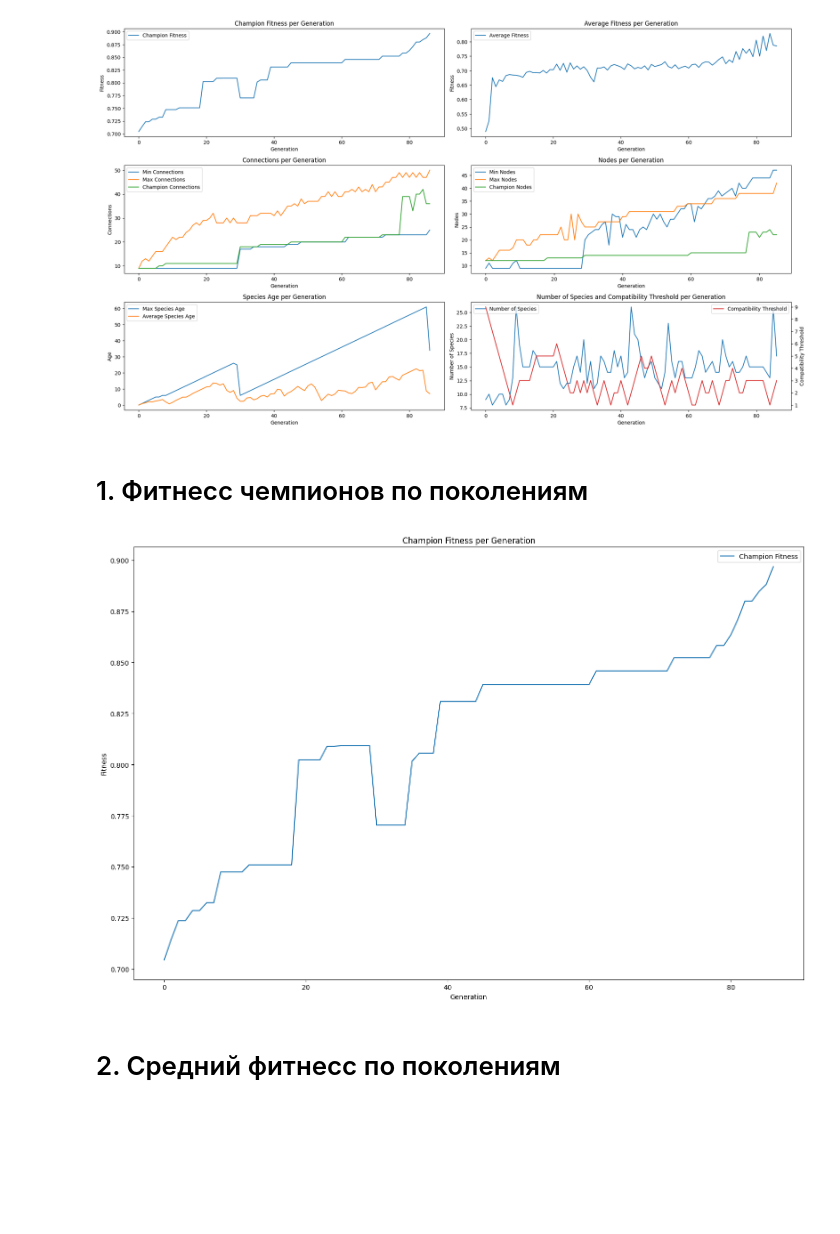
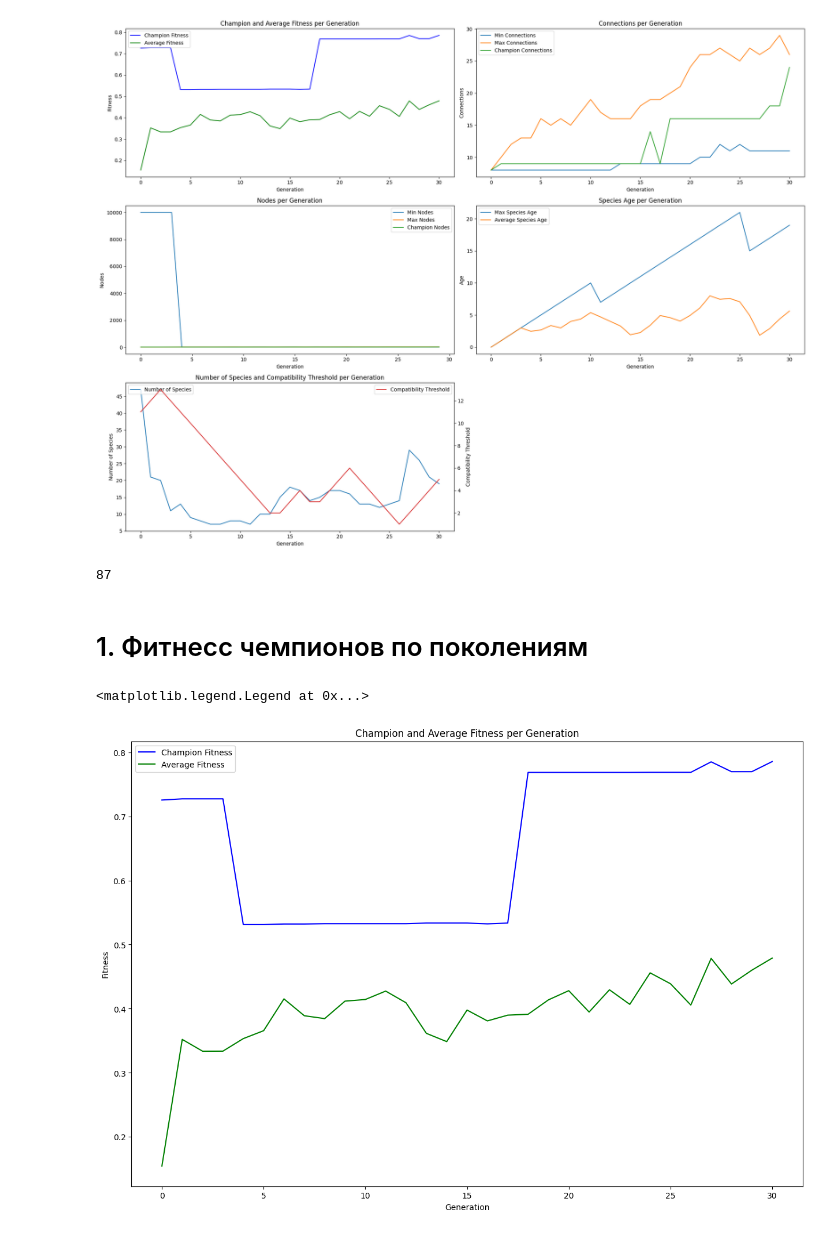
Before and after one commit to favir0/NeuroEv_WANN, a Jupyter notebook: visualizer.ipynb, the cells around one changed output. Saved outputs shown, nothing was run; the diff lists cells and outputs as text; code cells hidden in the pictures; blank space fills up the shorter version.

Commit message:
fix: fix visualization logic and add visuals

```diff
--- a/visualizer.ipynb
+++ b/visualizer.ipynb
@@ -5,7 +5,7 @@ import matplotlib.pyplot as plt
 import seaborn as sns
 import numpy as np
 
-file_name_to_load = "outputs/PopulationDumps/cancer_evo_pop"
+file_name_to_load = "outputs/PopulationDumps/LunarLander_evo_pop_new_solution_result"
 
 def load(filename: str) -> Population:
     with open(filename, 'rb') as f:
@@ -34,33 +34,25 @@ champion_nodes = [len(genome.nodes) for genome in population.champions]
 max_species_age = population.max_species_age
 avg_species_age = population.avg_species_age
 
-# 7. Число видов по поколениям
+# 6. Число видов по поколениям
 species_amount = population.species_amount
 
-# 8. Порог совместимости по поколениям
+# 7. Порог совместимости по поколениям
 compatibility_thresholds = population.compatibility_thresholds
 
 # Построение графиков
 plt.figure(figsize=(20, 15))
 
-# 1. Фитнесс чемпионов по поколениям
-plt.subplot(4, 2, 1)
-plt.plot(champion_fitness, label='Champion Fitness')
+plt.subplot(3, 2, 1)
+plt.plot(champion_fitness, label='Champion Fitness', color='blue')
+plt.plot(average_fitness, label='Average Fitness', color='green')
 plt.xlabel('Generation')
 plt.ylabel('Fitness')
-plt.title('Champion Fitness per Generation')
-plt.legend()
-
-# 2. Средний фитнесс по поколениям
-plt.subplot(4, 2, 2)
-plt.plot(average_fitness, label='Average Fitness')
-plt.xlabel('Generation')
-plt.ylabel('Fitness')
-plt.title('Average Fitness per Generation')
+plt.title('Champion and Average Fitness per Generation')
 plt.legend()
 
 # 3. Минимальное количество, максимальное и количество у чемпиона соединений по поколениям
-plt.subplot(4, 2, 3)
+plt.subplot(3, 2, 2)
 plt.plot(min_connections, label='Min Connections')
 plt.plot(max_connections, label='Max Connections')
 plt.plot(champion_connections, label='Champion Connections')
@@ -70,56 +62,59 @@ plt.title('Connections per Generation')
 plt.legend()
 
 # 4. То же самое для нод
-plt.subplot(4, 2, 4)
+plt.subplot(3, 2, 3)
 plt.plot(min_nodes[1:], label='Min Nodes')
 plt.plot(max_nodes[1:], label='Max Nodes')
 plt.plot(champion_nodes[1:], label='Champion Nodes')
 plt.xlabel('Generation')
 plt.ylabel('Nodes')
 plt.title('Nodes per Generation')
 plt.legend()
 
 # 5. График максимального возраста, среднего возраста видов по поколениям
-plt.subplot(4, 2, 5)
+plt.subplot(3, 2, 4)
 plt.plot(max_species_age, label='Max Species Age')
 plt.plot(avg_species_age, label='Average Species Age')
 plt.xlabel('Generation')
 plt.ylabel('Age')
 plt.title('Species Age per Generation')
 plt.legend()
 
 # 6. Число видов и порог совместимости по поколениям
-plt.subplot(4, 2, 6)
+plt.subplot(3, 2, 5)
 color = 'tab:blue'
 plt.plot(species_amount, label='Number of Species', color=color)
 plt.xlabel('Generation')
 plt.ylabel('Number of Species')
 plt.title('Number of Species and Compatibility Threshold per Generation')
 plt.legend(loc='upper left')
 
 ax2 = plt.gca().twinx()
 color = 'tab:red'
 ax2.plot(compatibility_thresholds, label='Compatibility Threshold', color=color)
 ax2.set_ylabel('Compatibility Threshold')
 ax2.legend(loc='upper right')
 
 plt.tight_layout()
 plt.show()
 # %% [output]
-[figure, old version]
+[figure, new version]
+# %%
+len(population.champions)
+# %% [output]
+87
 # %% [markdown]
 # 1. Фитнесс чемпионов по поколениям
 # %%
 plt.figure(figsize=(15, 10))
 
-# 1. Фитнесс чемпионов по поколениям
-plt.plot(champion_fitness, label='Champion Fitness')
+# 1. Фитнесс чемпионов и средний фитнес по поколениям
+plt.plot(champion_fitness, label='Champion Fitness', color='blue')
+plt.plot(average_fitness, label='Average Fitness', color='green')
 plt.xlabel('Generation')
 plt.ylabel('Fitness')
-plt.title('Champion Fitness per Generation')
+plt.title('Champion and Average Fitness per Generation')
 plt.legend()
-plt.tight_layout()
 # %% [output]
+<matplotlib.legend.Legend at 0x...>
-[figure, old version]
+[figure, new version]
-# %% [markdown]
-# 2. Средний фитнесс по поколениям
```
Also changed, not shown: parts of 9 cells of this notebook, 11 other files.
